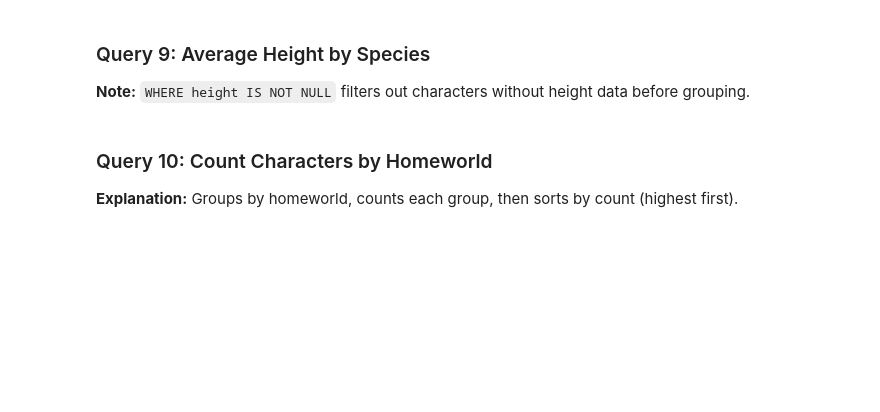
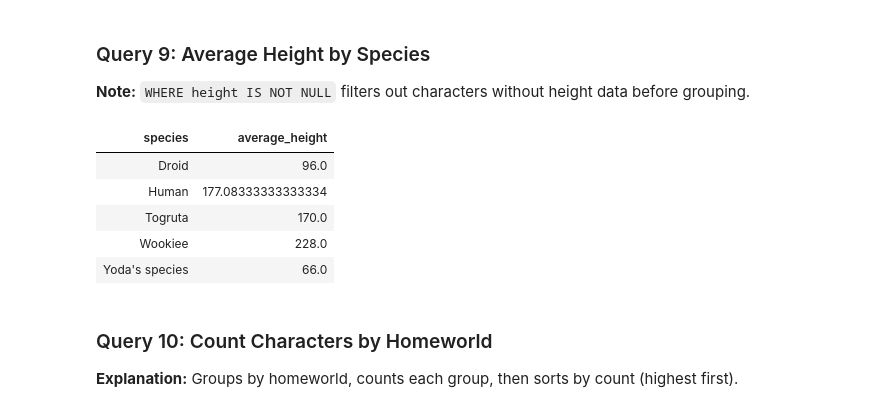
Before and after one commit to WJSmith09/2025CT_SQL_Wesley.S, a Jupyter notebook: jupyter_notebook_lessons/lesson4_aggregates.ipynb, the cells around one changed output. Cells and saved outputs as stored; diff of their text form; code cells hidden in the pictures; blank space fills up the shorter version.

```diff
--- a/jupyter_notebook_lessons/lesson4_aggregates.ipynb
+++ b/jupyter_notebook_lessons/lesson4_aggregates.ipynb
@@ -199,6 +218,17 @@ GROUP BY column;
 # %%
 %%sql
 -- Query 9: Average height by species
+SELECT species, AVG(height) AS average_height
+FROM characters
+WHERE height IS NOT NULL
+GROUP BY species;
+# %% [output]
+| species | average_height |
+| Droid | 96.0 |
+| Human | 177.08333333333334 |
+| Togruta | 170.0 |
+| Wookiee | 228.0 |
+| Yoda's species | 66.0 |
 # %% [markdown]
 ### Query 10: Count Characters by Homeworld
 
```
Also changed, not shown: parts of 3 cells of this notebook.
